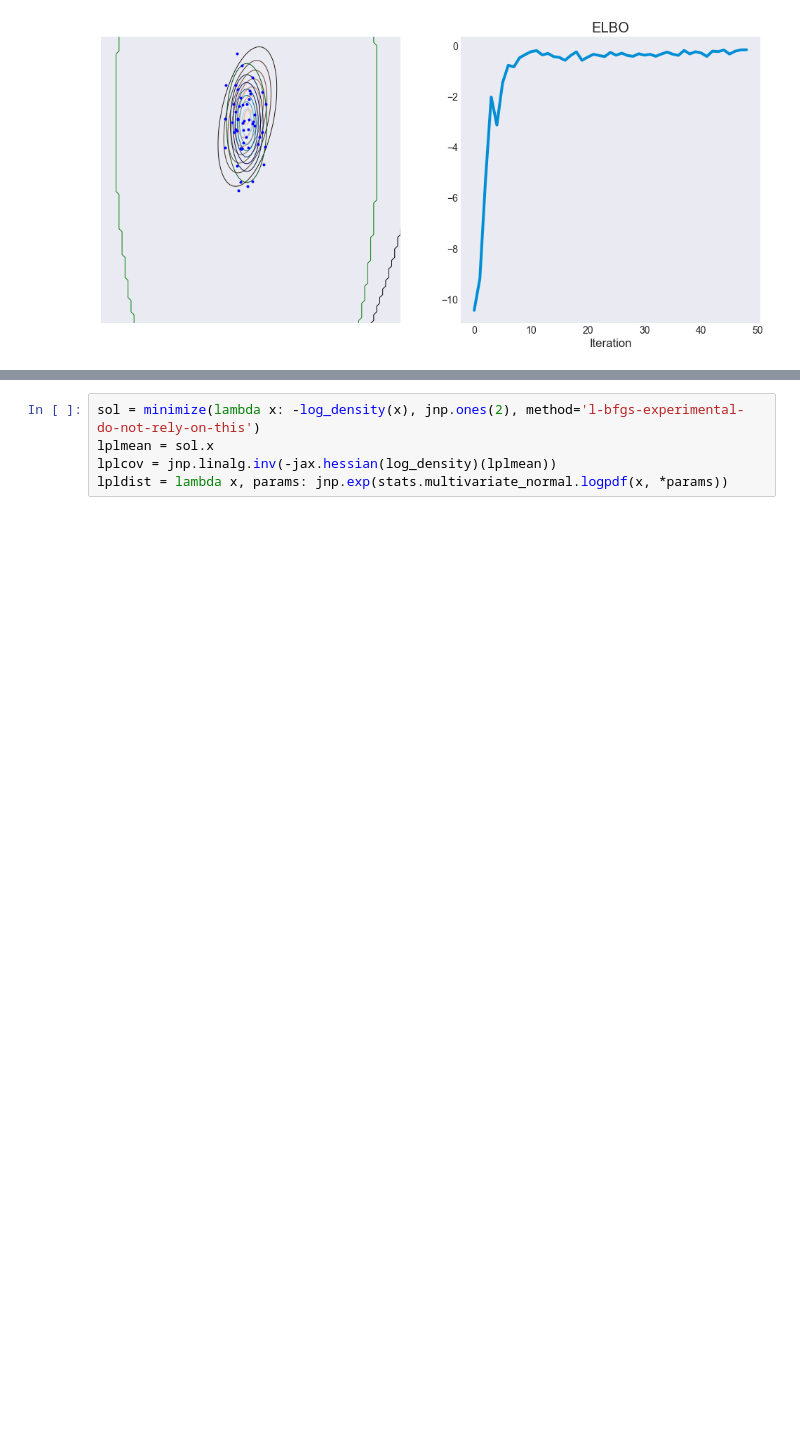
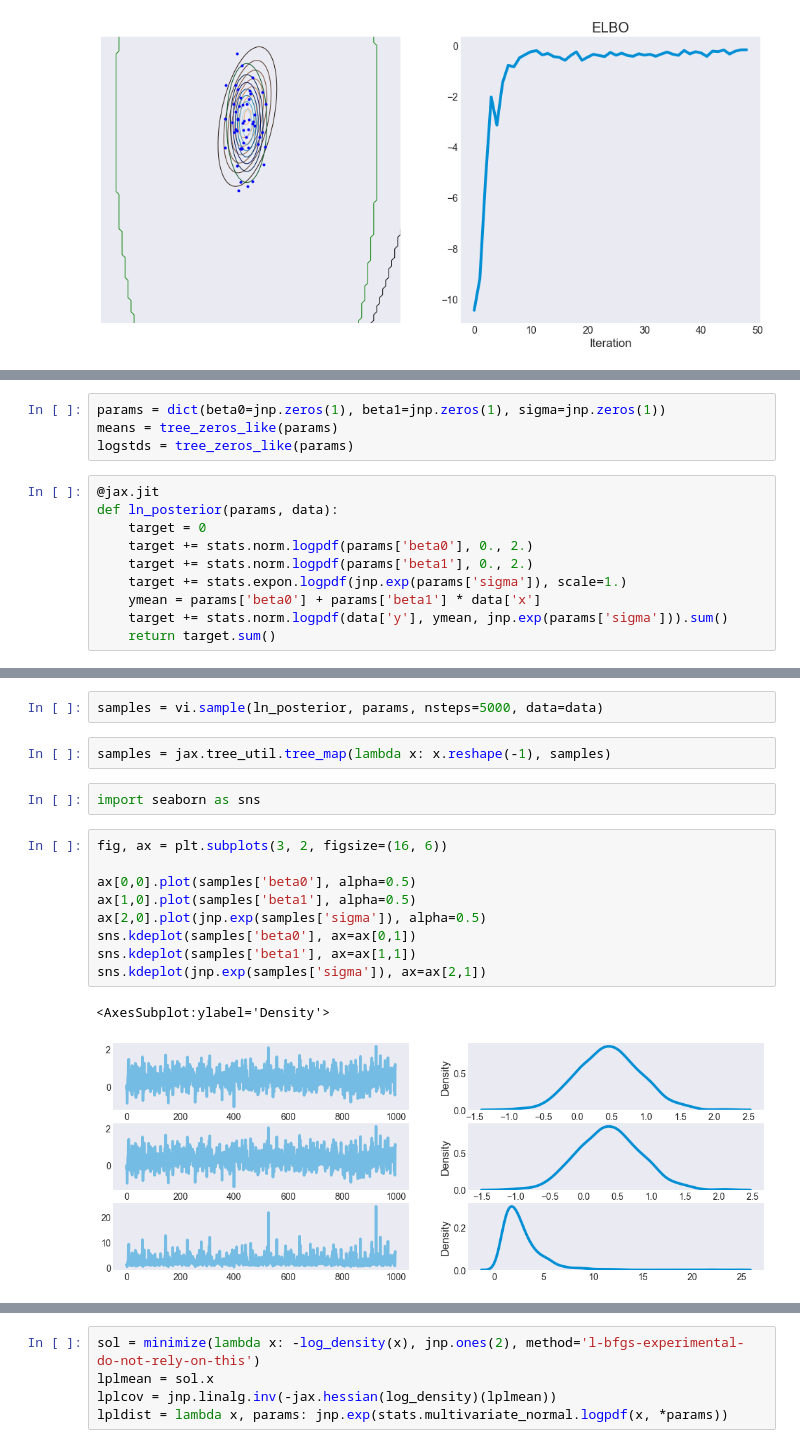
Before and after one commit to al-jshen/gaul, a Jupyter notebook: testing/advi-quap.ipynb, the cells around one changed output, grey strips where cells are left out. Cells and saved outputs as stored; diff of their text form; blank space fills up the shorter version.

```diff
--- a/testing/advi-quap.ipynb
+++ b/testing/advi-quap.ipynb
@@ -128,0 +184,14 @@ for t in (pbar := tqdm(range(50))):
+# %%
+params = dict(beta0=jnp.zeros(1), beta1=jnp.zeros(1), sigma=jnp.zeros(1))
+means = tree_zeros_like(params)
+logstds = tree_zeros_like(params)
+# %%
+@jax.jit
+def ln_posterior(params, data):
+    target = 0
+    target += stats.norm.logpdf(params['beta0'], 0., 2.)
+    target += stats.norm.logpdf(params['beta1'], 0., 2.)
+    target += stats.expon.logpdf(jnp.exp(params['sigma']), scale=1.)
+    ymean = params['beta0'] + params['beta1'] * data['x']
+    target += stats.norm.logpdf(data['y'], ymean, jnp.exp(params['sigma'])).sum()
+    return target.sum()
@@ -128,0 +211,18 @@ for t in (pbar := tqdm(range(50))):
+# %%
+samples = vi.sample(ln_posterior, params, nsteps=5000, data=data)
+# %%
+samples = jax.tree_util.tree_map(lambda x: x.reshape(-1), samples)
+# %%
+import seaborn as sns
+# %%
+fig, ax = plt.subplots(3, 2, figsize=(16, 6))
+
+ax[0,0].plot(samples['beta0'], alpha=0.5)
+ax[1,0].plot(samples['beta1'], alpha=0.5)
+ax[2,0].plot(jnp.exp(samples['sigma']), alpha=0.5)
+sns.kdeplot(samples['beta0'], ax=ax[0,1])
+sns.kdeplot(samples['beta1'], ax=ax[1,1])
+sns.kdeplot(jnp.exp(samples['sigma']), ax=ax[2,1])
+# %% [output]
+<AxesSubplot:ylabel='Density'>
+[figure, added]
```
Also changed, not shown: parts of 7 cells of this notebook, 1 other file.
